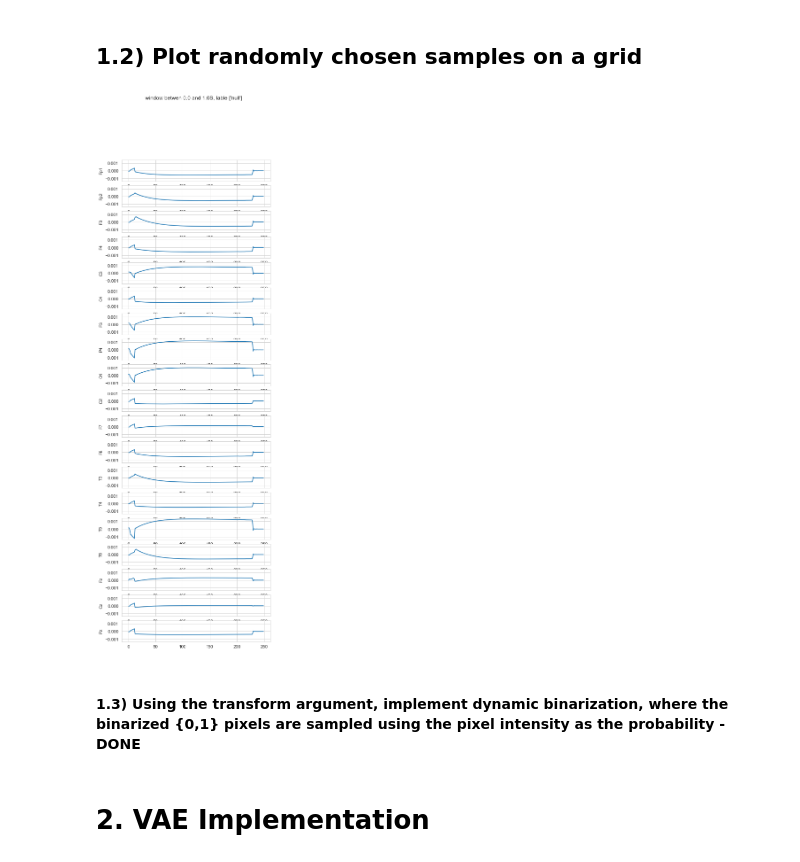
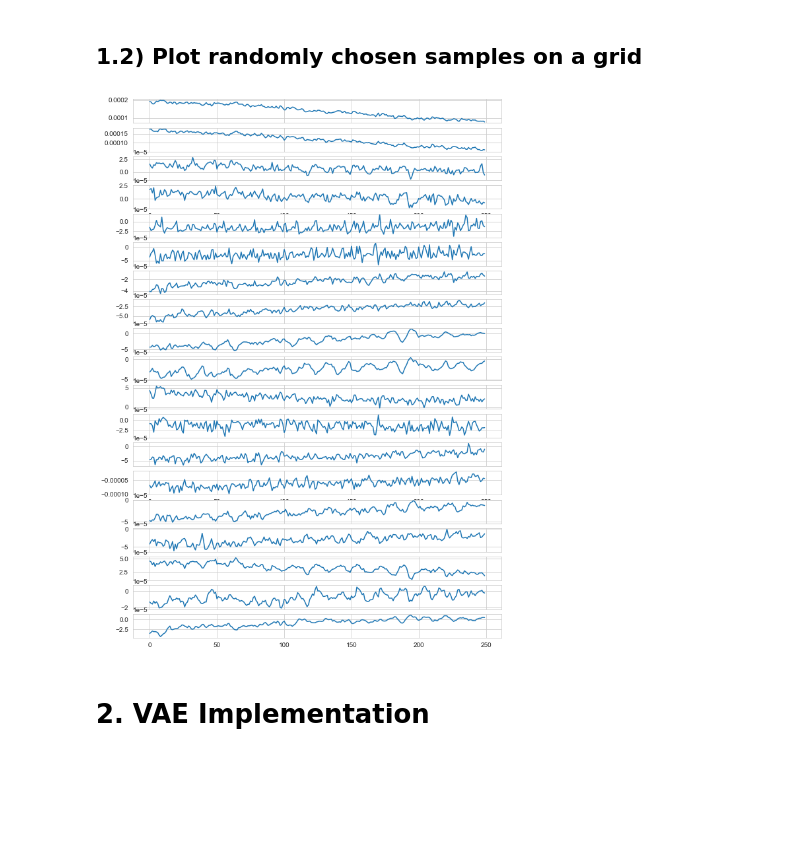
Before and after one commit to Blankuca/DeepLearning-VAE, a Jupyter notebook: Main_EEG.ipynb, the cells around one changed output. Cells and saved outputs as stored; diff of their text form; code cells hidden in the pictures; blank space fills up the shorter version.

```diff
--- a/Main_EEG.ipynb
+++ b/Main_EEG.ipynb
@@ -76,3 +42,7 @@ annothlist=np.load('Code/testIDX.npy',allow_pickle=True)
+# %%
+path="C:/Users/blanc/OneDrive/Documentos/1. MSc Computer Science/1st semester/Deep Learning/Zero_overalab_dataset"
+BL=batch_loader(path)
+BL.pre_load()
 # %% [markdown]
 ### Functions for formatting the data
 # %%
@@ -102,6 +67,0 @@ ploter=MNEPlotter(CH_names=DL.CH_names,lableEncoding=DL.one_hot_eoncoding) #Inti
-# %%
-ploter.plot(test_dict[0]['window_0'])
-# %% [output]
-[figure, removed]
-# %% [markdown]
-#### 1.3) Using  the transform argument,  implement dynamic binarization,  where  the  binarized {0,1} pixels are sampled using the pixel intensity as the probability - DONE
@@ -108,3 +70,11 @@ ploter.plot(test_dict[0]['window_0'])
+# %%
+channels = 19
+fig, axs = plt.subplots(nrows= channels,figsize=(10,15))
+
+for i in range(channels):
+    axs[i].plot(x[0][i])
+# %% [output]
+[figure, added]
 # %% [markdown]
 # 2. VAE Implementation
 # %% [markdown]
```
Also changed, not shown: parts of 30 cells of this notebook, 3 other files.
